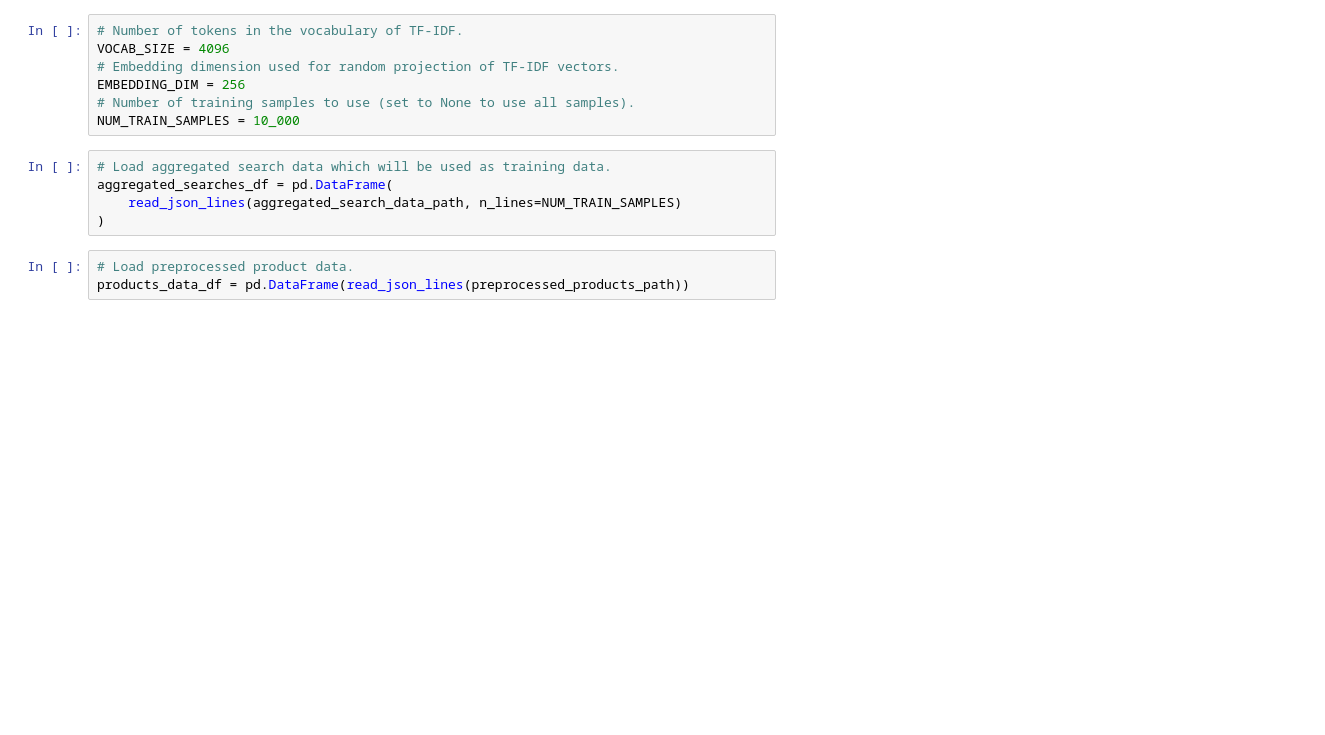
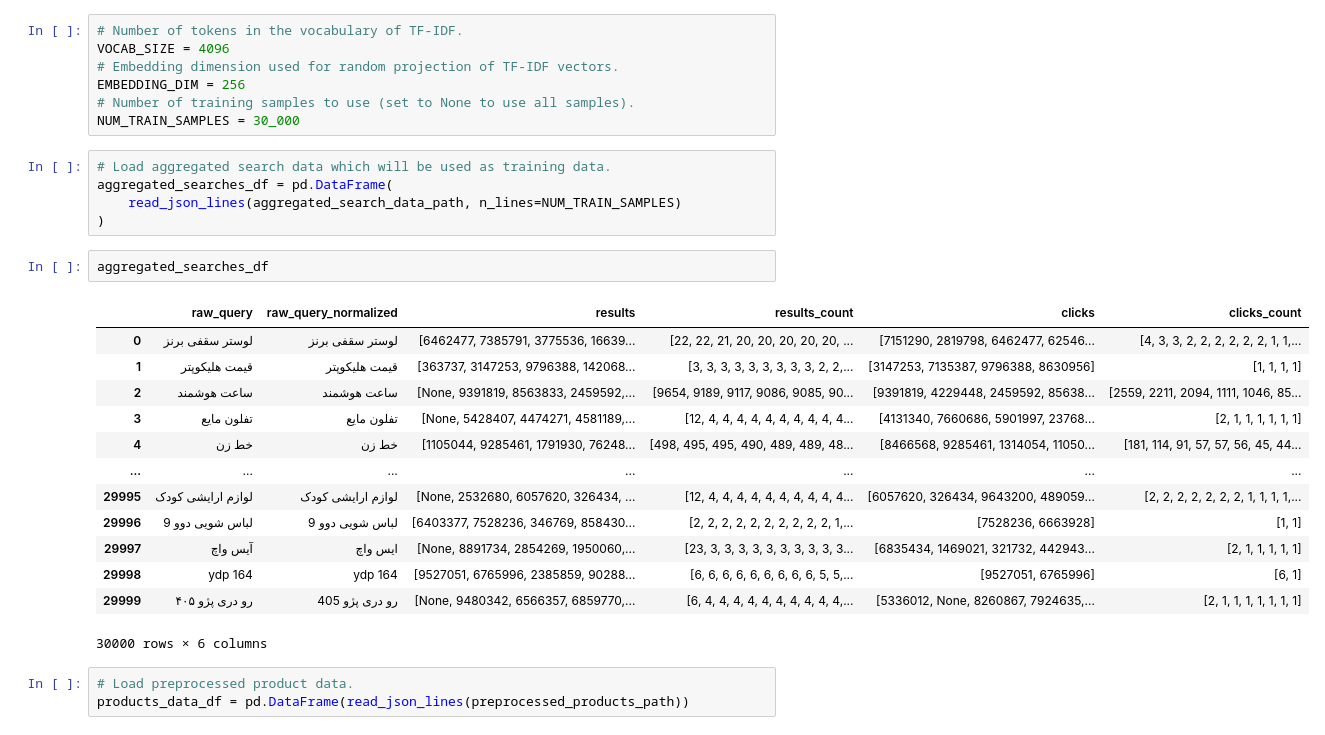
Before and after one commit to SaeedARV/TorobDataChallenge2023, a Jupyter notebook: Copy_of_baseline_solution_official.ipynb, the cells around one changed output. Cells and saved outputs as stored; diff of their text form; blank space fills up the shorter version.

```diff
--- a/Copy_of_baseline_solution_official.ipynb
+++ b/Copy_of_baseline_solution_official.ipynb
@@ -662,12 +650,28 @@ VOCAB_SIZE = 4096
 # Embedding dimension used for random projection of TF-IDF vectors.
 EMBEDDING_DIM = 256
 # Number of training samples to use (set to None to use all samples).
-NUM_TRAIN_SAMPLES = 10_000
+NUM_TRAIN_SAMPLES = 30_000
 # %%
 # Load aggregated search data which will be used as training data.
 aggregated_searches_df = pd.DataFrame(
     read_json_lines(aggregated_search_data_path, n_lines=NUM_TRAIN_SAMPLES)
 )
+# %%
+aggregated_searches_df
+# %% [output]
+|  | raw_query | raw_query_normalized | results | results_count | clicks | clicks_count |
+| 0 | لوستر سقفی برنز | لوستر سقفی برنز | [6462477, 7385791, 3775536, 16639... | [22, 22, 21, 20, 20, 20, 20, 20, ... | [7151290, 2819798, 6462477, 62546... | [4, 3, 3, 2, 2, 2, 2, 2, 2, 1, 1,... |
+| 1 | قیمت هلیکوپتر | قیمت هلیکوپتر | [363737, 3147253, 9796388, 142068... | [3, 3, 3, 3, 3, 3, 3, 3, 3, 2, 2,... | [3147253, 7135387, 9796388, 8630956] | [1, 1, 1, 1] |
+| 2 | ساعت هوشمند | ساعت هوشمند | [None, 9391819, 8563833, 2459592,... | [9654, 9189, 9117, 9086, 9085, 90... | [9391819, 4229448, 2459592, 85638... | [2559, 2211, 2094, 1111, 1046, 85... |
+| 3 | تفلون مایع | تفلون مایع | [None, 5428407, 4474271, 4581189,... | [12, 4, 4, 4, 4, 4, 4, 4, 4, 4, 4... | [4131340, 7660686, 5901997, 23768... | [2, 1, 1, 1, 1, 1, 1] |
+| 4 | خط زن | خط زن | [1105044, 9285461, 1791930, 76248... | [498, 495, 495, 490, 489, 489, 48... | [8466568, 9285461, 1314054, 11050... | [181, 114, 91, 57, 57, 56, 45, 44... |
+| ... | ... | ... | ... | ... | ... | ... |
+| 29995 | لوازم ارایشی کودک | لوازم ارایشی کودک | [None, 2532680, 6057620, 326434, ... | [12, 4, 4, 4, 4, 4, 4, 4, 4, 4, 4... | [6057620, 326434, 9643200, 489059... | [2, 2, 2, 2, 2, 2, 2, 1, 1, 1, 1,... |
+| 29996 | لباس شویی دوو 9 | لباس شویی دوو 9 | [6403377, 7528236, 346769, 858430... | [2, 2, 2, 2, 2, 2, 2, 2, 2, 2, 1,... | [7528236, 6663928] | [1, 1] |
+| 29997 | آیس واچ | ایس واچ | [None, 8891734, 2854269, 1950060,... | [23, 3, 3, 3, 3, 3, 3, 3, 3, 3, 3... | [6835434, 1469021, 321732, 442943... | [2, 1, 1, 1, 1, 1] |
+| 29998 | ydp 164 | ydp 164 | [9527051, 6765996, 2385859, 90288... | [6, 6, 6, 6, 6, 6, 6, 6, 6, 5, 5,... | [9527051, 6765996] | [6, 1] |
+| 29999 | رو دری پژو ۴۰۵ | رو دری پژو 405 | [None, 9480342, 6566357, 6859770,... | [6, 4, 4, 4, 4, 4, 4, 4, 4, 4, 4,... | [5336012, None, 8260867, 7924635,... | [2, 1, 1, 1, 1, 1, 1, 1] |
+30000 rows × 6 columns
 # %%
 # Load preprocessed product data.
 products_data_df = pd.DataFrame(read_json_lines(preprocessed_products_path))
```
Also changed, not shown: parts of 6 cells of this notebook.
